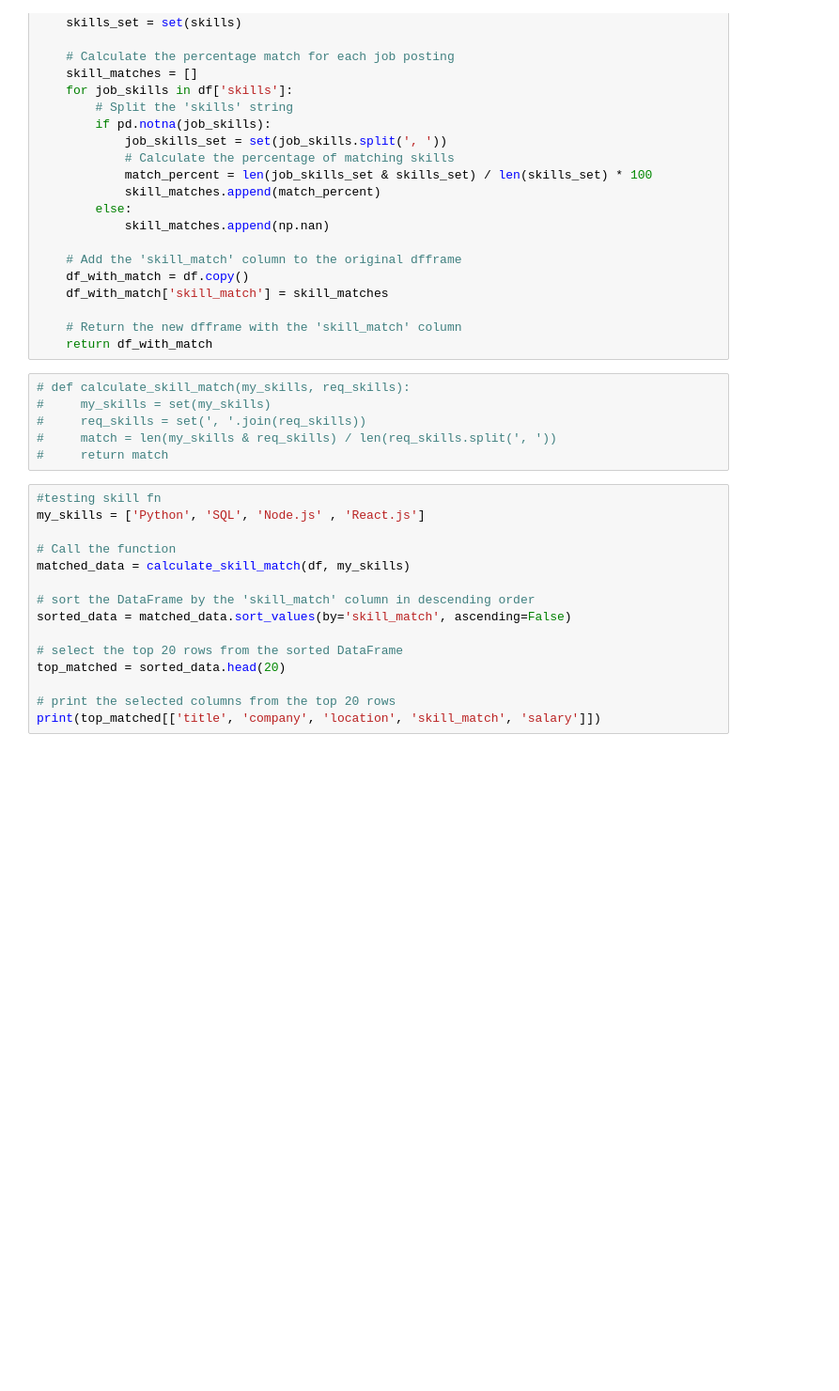
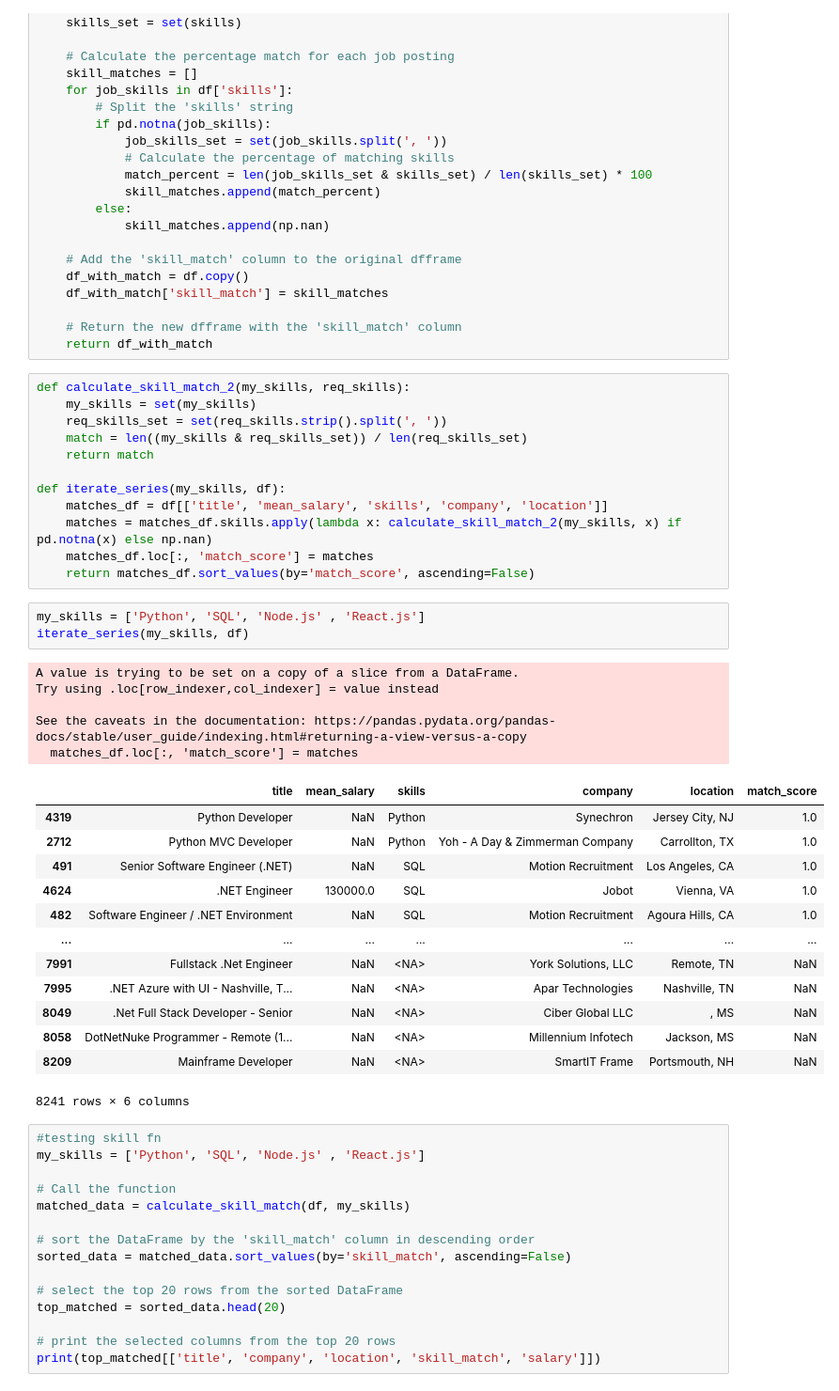
Before and after one commit to harsh-jain101/2023Spr_projects, a Jupyter notebook: Dice.ipynb, the cells around one changed output. Shown: that part at 94% size. Drawn from its saved outputs; the diff is of its cells as text; blank space fills up the shorter version.

```diff
--- a/Dice.ipynb
+++ b/Dice.ipynb
@@ -647,11 +674,39 @@ def calculate_skill_match(df, skills):
     # Return the new dfframe with the 'skill_match' column
     return df_with_match
 # %%
-# def calculate_skill_match(my_skills, req_skills):
-#     my_skills = set(my_skills)
-#     req_skills = set(', '.join(req_skills))
-#     match = len(my_skills & req_skills) / len(req_skills.split(', '))
-#     return match
+def calculate_skill_match_2(my_skills, req_skills):
+    my_skills = set(my_skills)
+    req_skills_set = set(req_skills.strip().split(', '))
+    match = len((my_skills & req_skills_set)) / len(req_skills_set)
+    return match
+
+def iterate_series(my_skills, df):
+    matches_df = df[['title', 'mean_salary', 'skills', 'company', 'location']]
+    matches = matches_df.skills.apply(lambda x: calculate_skill_match_2(my_skills, x) if pd.notna(x) else np.nan)
+    matches_df.loc[:, 'match_score'] = matches
+    return matches_df.sort_values(by='match_score', ascending=False)
+# %%
+my_skills = ['Python', 'SQL', 'Node.js' , 'React.js']
+iterate_series(my_skills, df)
+# %% [output]
+A value is trying to be set on a copy of a slice from a DataFrame.
+Try using .loc[row_indexer,col_indexer] = value instead
+
+See the caveats in the documentation: https://pandas.pydata.org/pandas-docs/stable/user_guide/indexing.html#returning-a-view-versus-a-copy
+  matches_df.loc[:, 'match_score'] = matches
+|  | title | mean_salary | skills | company | location | match_score |
+| 4319 | Python Developer | NaN | Python | Synechron | Jersey City, NJ | 1.0 |
+| 2712 | Python MVC Developer | NaN | Python | Yoh - A Day & Zimmerman Company | Carrollton, TX | 1.0 |
+| 491 | Senior Software Engineer (.NET) | NaN | SQL | Motion Recruitment | Los Angeles, CA | 1.0 |
+| 4624 | .NET Engineer | 130000.0 | SQL | Jobot | Vienna, VA | 1.0 |
+| 482 | Software Engineer / .NET Environment | NaN | SQL | Motion Recruitment | Agoura Hills, CA | 1.0 |
+| ... | ... | ... | ... | ... | ... | ... |
+| 7991 | Fullstack .Net Engineer | NaN | <NA> | York Solutions, LLC | Remote, TN | NaN |
+| 7995 | .NET Azure with UI - Nashville, T... | NaN | <NA> | Apar Technologies | Nashville, TN | NaN |
+| 8049 | .Net Full Stack Developer - Senior | NaN | <NA> | Ciber Global LLC | , MS | NaN |
+| 8058 | DotNetNuke Programmer - Remote (1... | NaN | <NA> | Millennium Infotech | Jackson, MS | NaN |
+| 8209 | Mainframe Developer | NaN | <NA> | SmartIT Frame | Portsmouth, NH | NaN |
+8241 rows × 6 columns
 # %%
 #testing skill fn
 my_skills = ['Python', 'SQL', 'Node.js' , 'React.js']
```
Also changed, not shown: parts of 7 cells of this notebook.
